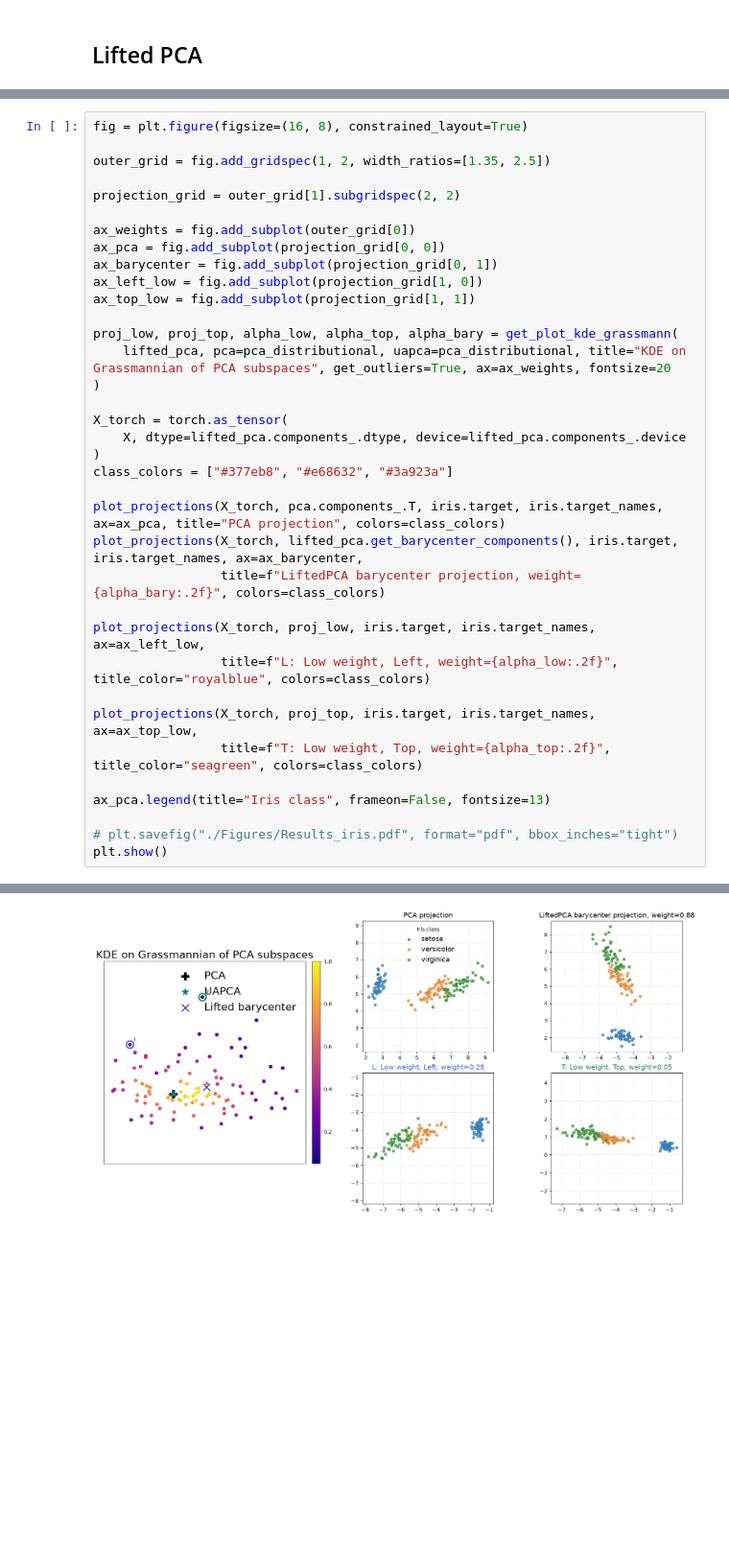
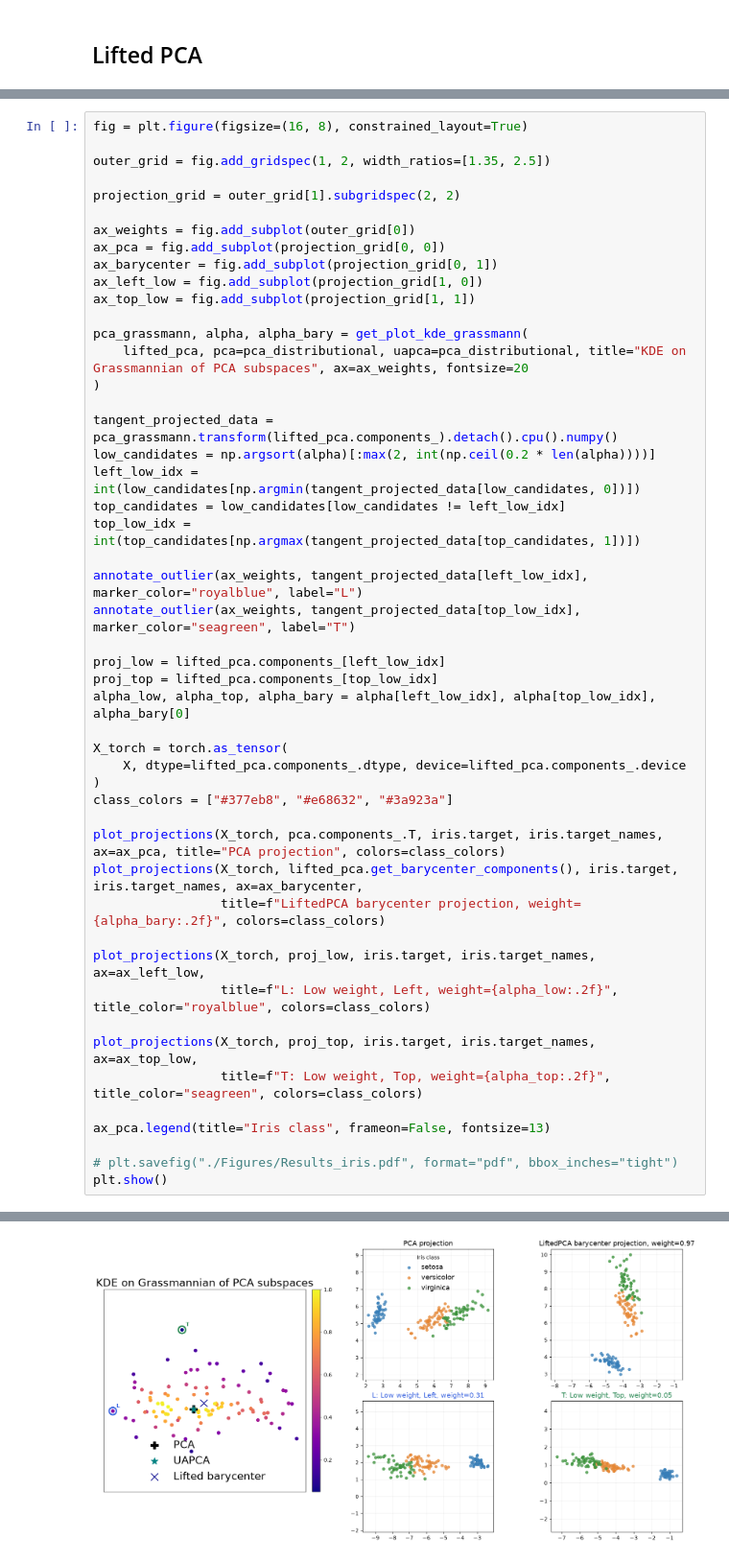
Before and after one commit to clbonet/Lifting_PCA_Wasserstein_Space, a Jupyter notebook: xp_datasets/LiftedPCA_Iris.ipynb, the cells around one changed output, grey strips where cells are left out. Shown at 96% size. Cells and saved outputs as stored; diff of their text form; blank space fills up the shorter version.

```diff
--- a/xp_datasets/LiftedPCA_Iris.ipynb
+++ b/xp_datasets/LiftedPCA_Iris.ipynb
@@ -208,9 +196,22 @@ ax_barycenter = fig.add_subplot(projection_grid[0, 1])
 ax_left_low = fig.add_subplot(projection_grid[1, 0])
 ax_top_low = fig.add_subplot(projection_grid[1, 1])
 
-proj_low, proj_top, alpha_low, alpha_top, alpha_bary = get_plot_kde_grassmann(
-    lifted_pca, pca=pca_distributional, uapca=pca_distributional, title="KDE on Grassmannian of PCA subspaces", get_outliers=True, ax=ax_weights, fontsize=20
+pca_grassmann, alpha, alpha_bary = get_plot_kde_grassmann(
+    lifted_pca, pca=pca_distributional, uapca=pca_distributional, title="KDE on Grassmannian of PCA subspaces", ax=ax_weights, fontsize=20
 )
+
+tangent_projected_data = pca_grassmann.transform(lifted_pca.components_).detach().cpu().numpy()
+low_candidates = np.argsort(alpha)[:max(2, int(np.ceil(0.2 * len(alpha))))]
+left_low_idx = int(low_candidates[np.argmin(tangent_projected_data[low_candidates, 0])])
+top_candidates = low_candidates[low_candidates != left_low_idx]
+top_low_idx = int(top_candidates[np.argmax(tangent_projected_data[top_candidates, 1])])
+
+annotate_outlier(ax_weights, tangent_projected_data[left_low_idx], marker_color="royalblue", label="L")
+annotate_outlier(ax_weights, tangent_projected_data[top_low_idx], marker_color="seagreen", label="T")
+
+proj_low = lifted_pca.components_[left_low_idx]
+proj_top = lifted_pca.components_[top_low_idx]
+alpha_low, alpha_top, alpha_bary = alpha[left_low_idx], alpha[top_low_idx], alpha_bary[0]
 
 X_torch = torch.as_tensor(
     X, dtype=lifted_pca.components_.dtype, device=lifted_pca.components_.device
@@ -239 +236 @@ WARNING: Maximum number of iterations 32 reached. The mean may be inaccurate
-[figure, old version]
+[figure, new version]
```
Also changed, not shown: parts of 9 cells of this notebook, 3 other files.
